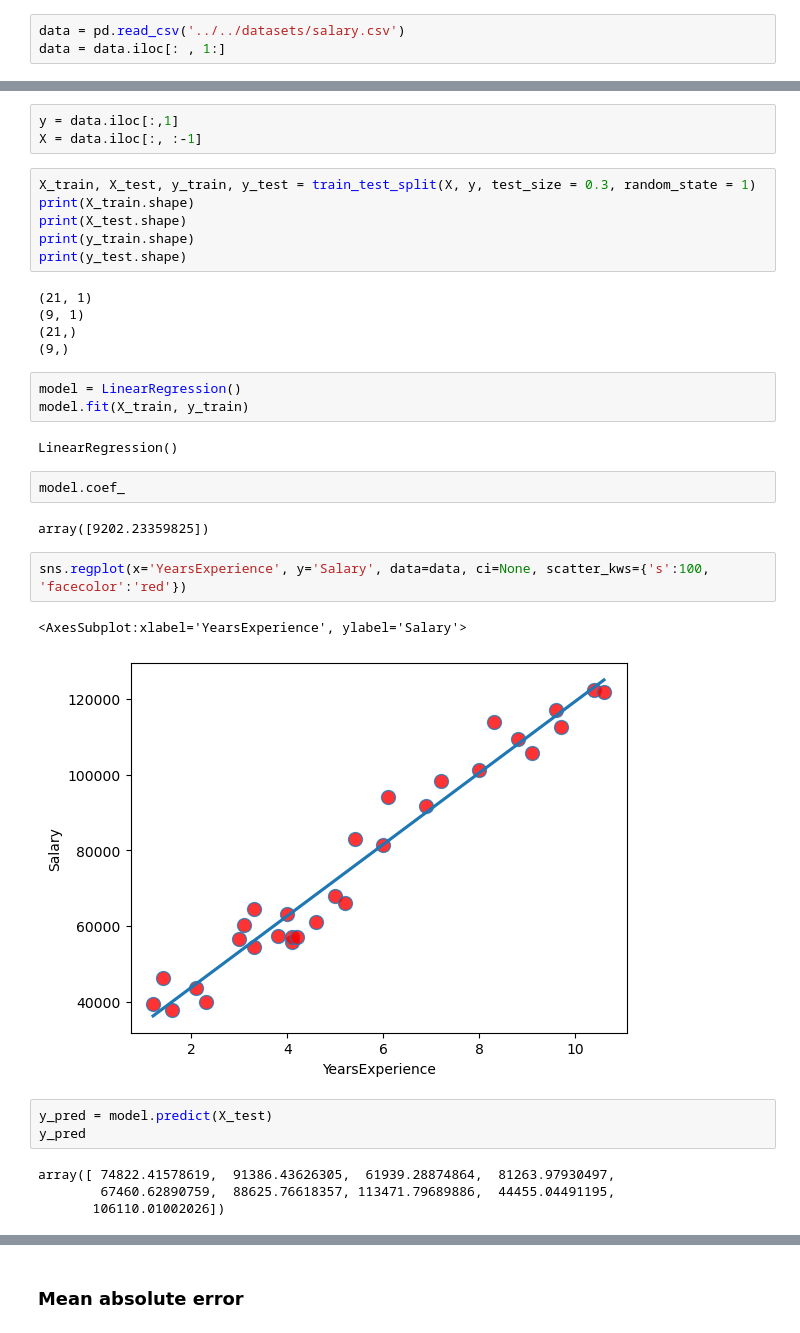
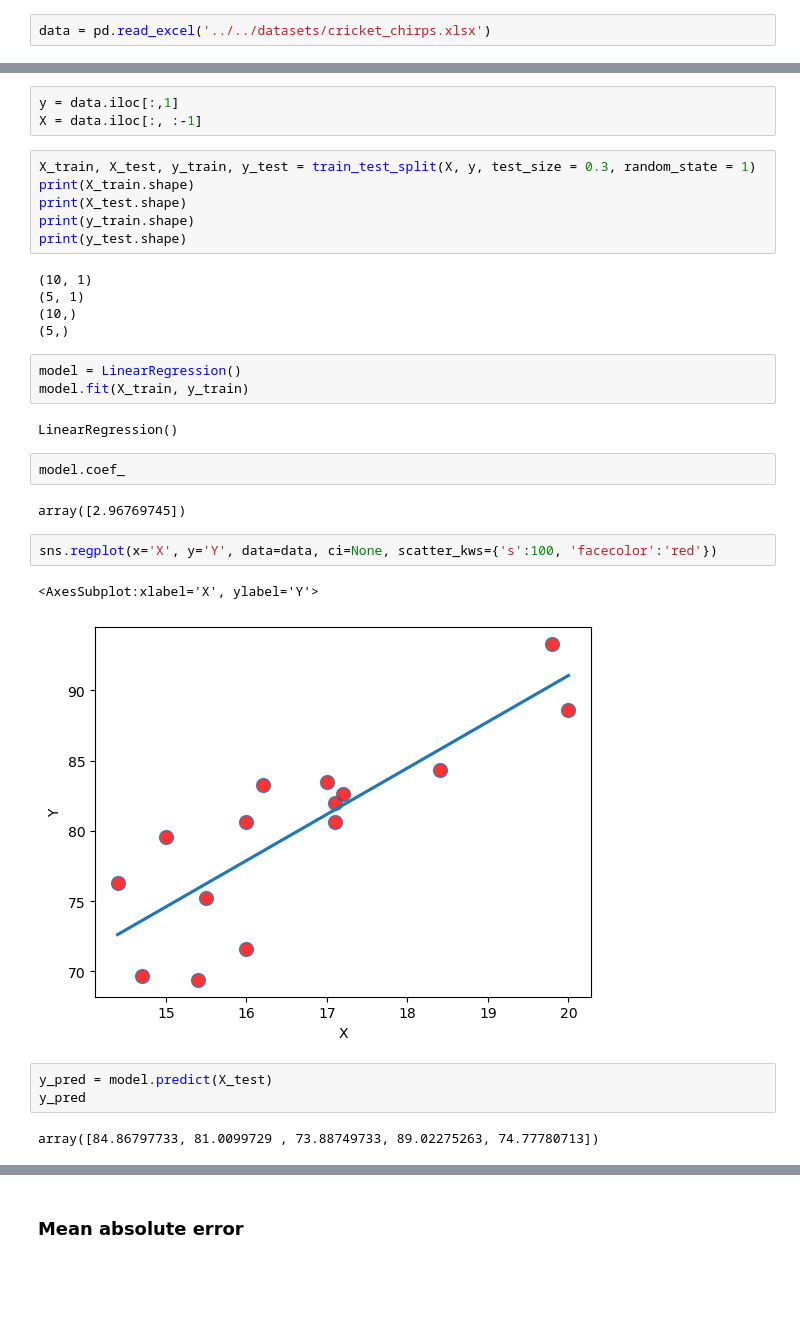
Before and after one commit to ansatsu01/Data-Analysis-and-Visualisation-Technology-Course, a Jupyter notebook: Linear Regression.ipynb, the cells around one changed output, grey strips where cells are left out. Drawn from its saved outputs; the diff is of its cells as text; blank space fills up the shorter version.

```diff
--- a/Linear Regression.ipynb
+++ b/Linear Regression.ipynb
@@ -9,8 +10,7 @@ from sklearn.metrics import mean_absolute_error,mean_squared_error, r2_score
 # %% [markdown]
 # Linear regression with 1 independent variable
 # %%
-data = pd.read_csv('../../datasets/salary.csv')
-data = data.iloc[: , 1:]
+data = pd.read_excel('../../datasets/cricket_chirps.xlsx')
 # %%
 data.head()
 # %% [output]
@@ -45,10 +48,10 @@ print(X_test.shape)
 print(y_train.shape)
 print(y_test.shape)
 # %% [output]
-(21, 1)
-(9, 1)
-(21,)
-(9,)
+(10, 1)
+(5, 1)
+(10,)
+(5,)
 # %%
 model = LinearRegression()
 model.fit(X_train, y_train)
@@ -57,17 +60,15 @@ LinearRegression()
 # %%
 model.coef_
 # %% [output]
-array([9202.23359825])
+array([2.96769745])
 # %%
-sns.regplot(x='YearsExperience', y='Salary', data=data, ci=None, scatter_kws={'s':100, 'facecolor':'red'})
+sns.regplot(x='X', y='Y', data=data, ci=None, scatter_kws={'s':100, 'facecolor':'red'})
 # %% [output]
-<AxesSubplot:xlabel='YearsExperience', ylabel='Salary'>
+<AxesSubplot:xlabel='X', ylabel='Y'>
-[figure, old version]
+[figure, new version]
 # %%
 y_pred = model.predict(X_test)
 y_pred
 # %% [output]
-array([ 74822.41578619,  91386.43626305,  61939.28874864,  81263.97930497,
-        67460.62890759,  88625.76618357, 113471.79689886,  44455.04491195,
-       106110.01002026])
+array([84.86797733, 81.0099729 , 73.88749733, 89.02275263, 74.77780713])
 # %% [markdown]
```
Also changed, not shown: parts of 22 cells of this notebook.
